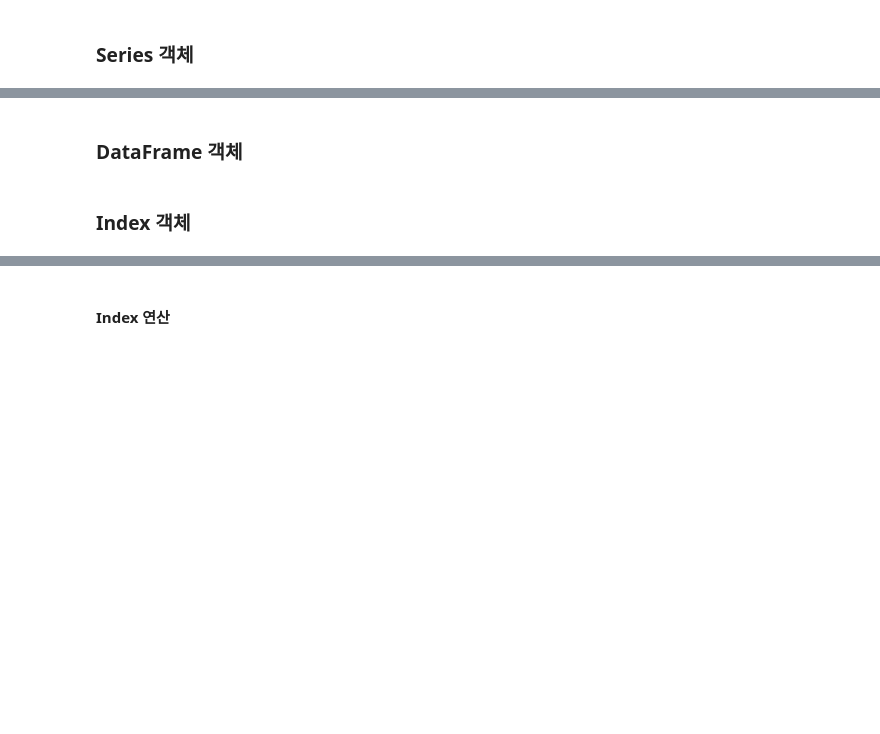
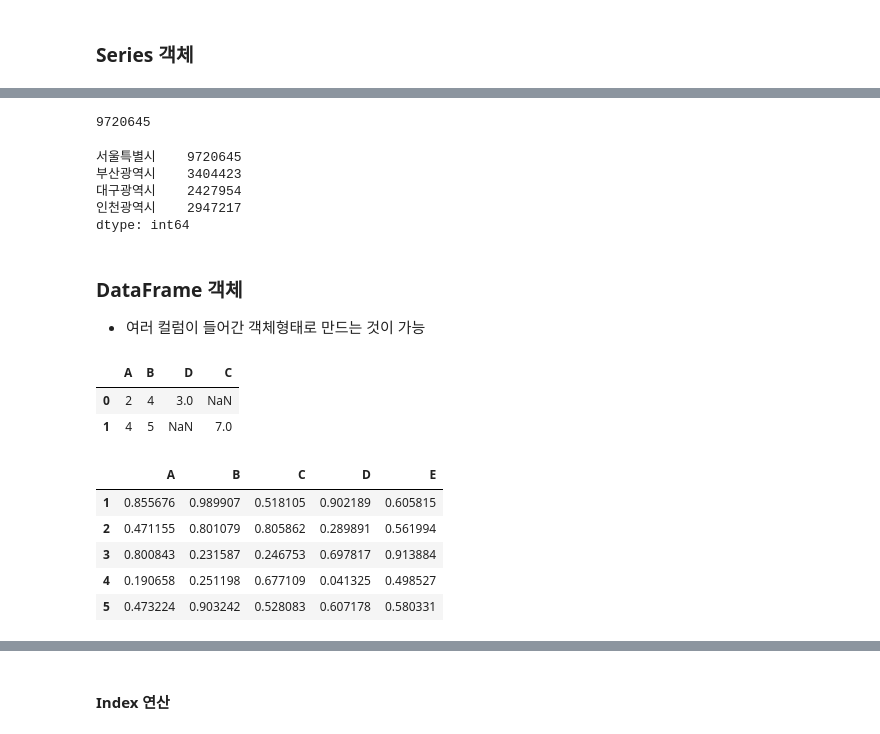
Before and after one commit to mkbahk/PandasLearning, a Jupyter notebook: _Pandas_한번에_제대로_배우기.ipynb, the cells around one changed output, grey strips where cells are left out. Cells and saved outputs as stored; diff of their text form; code cells hidden in the pictures; blank space fills up the shorter version.

```diff
--- a/_Pandas_한번에_제대로_배우기.ipynb
+++ b/_Pandas_한번에_제대로_배우기.ipynb
@@ -13,4 +151,33 @@
+# %%
+population['서울특별시']
+# %% [output]
+9720645
+# %%
+population['서울특별시':'인천광역시'] #슬라이싱
+# %% [output]
+서울특별시    9720645
+부산광역시    3404423
+대구광역시    2427954
+인천광역시    2947217
+dtype: int64
 # %% [markdown]
 ### DataFrame 객체
+* 여러 컬럼이 들어간 객체형태로 만드는 것이 가능
-# %% [markdown]
-### Index 객체
+# %%
+pd.DataFrame([{'A':2, 'B':4, 'D':3},
+              {'A':4, 'B':5, 'C':7}]) #2차원형태로, Missing Valule 처리가 뛰어남
+# %% [output]
+|  | A | B | D | C |
+| 0 | 2 | 4 | 3.0 | NaN |
+| 1 | 4 | 5 | NaN | 7.0 |
+# %%
+pd.DataFrame(np.random.rand(5, 5),  #randint 아님
+             columns=['A', 'B', 'C', 'D', 'E'],
+             index=[1, 2, 3, 4, 5])
+# %% [output]
+|  | A | B | C | D | E |
+| 1 | 0.855676 | 0.989907 | 0.518105 | 0.902189 | 0.605815 |
+| 2 | 0.471155 | 0.801079 | 0.805862 | 0.289891 | 0.561994 |
+| 3 | 0.800843 | 0.231587 | 0.246753 | 0.697817 | 0.913884 |
+| 4 | 0.190658 | 0.251198 | 0.677109 | 0.041325 | 0.498527 |
+| 5 | 0.473224 | 0.903242 | 0.528083 | 0.607178 | 0.580331 |
```
Also changed, not shown: parts of 33 cells of this notebook.
